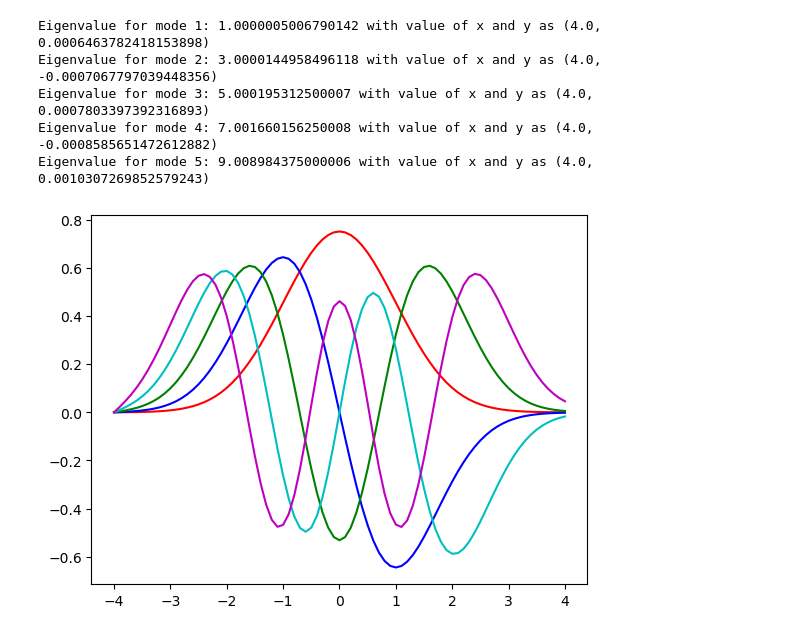
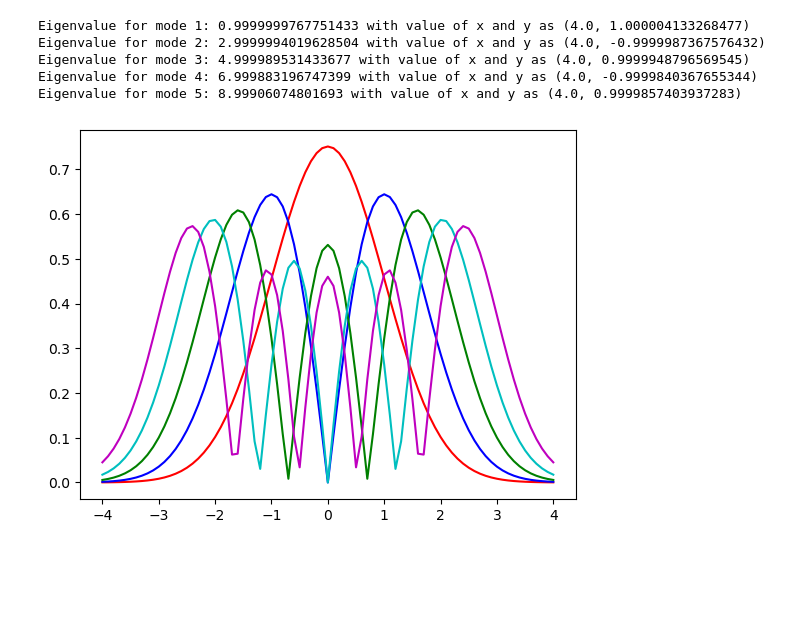
Before and after one commit to pranavrd/amath581, a Jupyter notebook: HW2/HW2.ipynb, the cells around one changed output. Drawn from its saved outputs; the diff is of its cells as text; code cells hidden in the pictures; blank space fills up the shorter version.

```diff
--- a/HW2/HW2.ipynb
+++ b/HW2/HW2.ipynb
@@ -9,43 +9,44 @@ def harmonic_shoot(y, x, beta):
 tol = 1e-4  # tolerance for eigenvalue convergence
 colors = ['r', 'b', 'g', 'c', 'm', 'k']  # colors for plotting the eigenfunctions
 L = 4
-phi0 = [0, 0.005]
+# phi0 = [0, 0.005]
 x_range = np.linspace(-L, L, 81)
-beta_start = 10
-dbeta = 0.1
+beta_start = 0
+dbeta = 0.2
 # %%
 A1 = []
 A2 = []
 # %%
 for mode in range(1, 6):
-    beta = 2 * mode + 1
-    dbeta = 0.1
+    beta = beta_start
+    dbeta = 0.2
     for _ in range(1000):
-
+        phi0 = [1, np.sqrt(L**2 - beta)]
         y = odeint(harmonic_shoot, phi0, x_range, args=(beta,))
 
         phi_guess = y[-1, 1] + np.sqrt(L**2-beta)*y[-1,0]
         if abs(phi_guess) < tol:
             print(f"Eigenvalue for mode {mode}: {beta} with value of x and y as ({x_range[-1]}, {y[-1,0]})")
             A2.append(beta)
             break
 
-        if (-1) ** (mode) * (phi_guess) > 0:
-            beta -= dbeta
+        if (-1) ** (mode+1) * (phi_guess) > 0:
+            beta += dbeta
         else:
-            beta += dbeta / 2
+            beta -= dbeta / 2
             dbeta /= 2
 
     norm = np.trapz(y[:, 0] ** 2, x_range)
-    normalized_eigenfunction = y[:, 0] / np.sqrt(norm)
+    normalized_eigenfunction = abs(y[:, 0]) / np.sqrt(norm)
+    # display(len(normalized_eigenfunction))
     A1.append(normalized_eigenfunction)
     plt.plot(x_range, normalized_eigenfunction, colors [mode-1], label=f'Mode {mode-1}')
 
-    beta_start = beta - 0.2
+    beta_start = beta + 0.2
 # %% [output]
-Eigenvalue for mode 1: 1.0000005006790142 with value of x and y as (4.0, 0.0006463782418153898)
-Eigenvalue for mode 2: 3.0000144958496118 with value of x and y as (4.0, -0.0007067797039448356)
-Eigenvalue for mode 3: 5.000195312500007 with value of x and y as (4.0, 0.0007803397392316893)
-Eigenvalue for mode 4: 7.001660156250008 with value of x and y as (4.0, -0.0008585651472612882)
-Eigenvalue for mode 5: 9.008984375000006 with value of x and y as (4.0, 0.0010307269852579243)
+Eigenvalue for mode 1: 0.9999999767751433 with value of x and y as (4.0, 1.000004133268477)
+Eigenvalue for mode 2: 2.9999994019628504 with value of x and y as (4.0, -0.9999987367576432)
+Eigenvalue for mode 3: 4.999989531433677 with value of x and y as (4.0, 0.9999948796569545)
+Eigenvalue for mode 4: 6.999883196747399 with value of x and y as (4.0, -0.9999840367655344)
+Eigenvalue for mode 5: 8.99906074801693 with value of x and y as (4.0, 0.9999857403937283)
-[figure, old version]
+[figure, new version]
```
Also changed, not shown: parts of 3 cells of this notebook, 2 other files.
